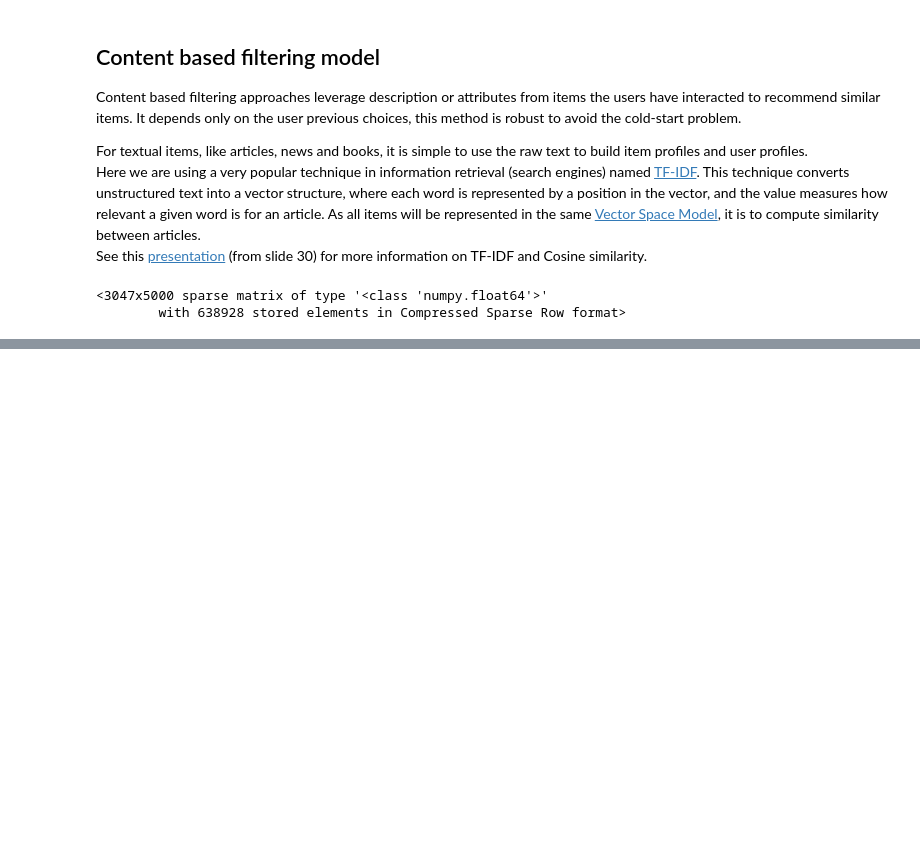
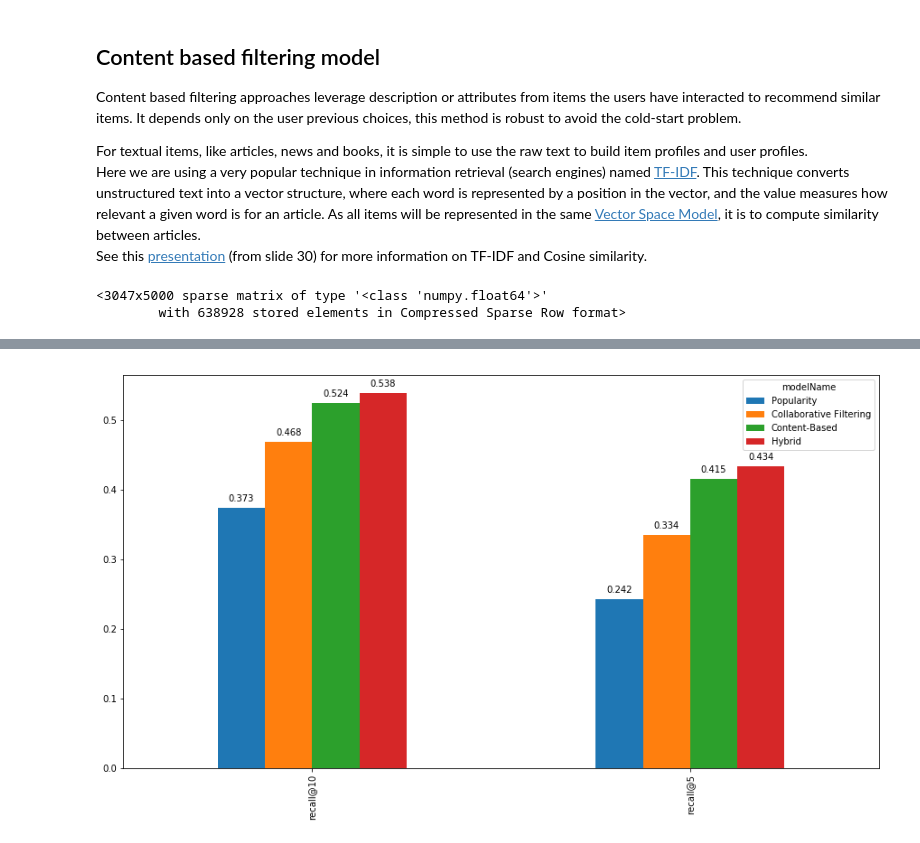
Before and after one commit to schen57/Python-recommender-101-, a Jupyter notebook: Recommender system 101.ipynb, the cells around one changed output, grey strips where cells are left out. Saved outputs shown, nothing was run; the diff lists cells and outputs as text; code cells hidden in the pictures; blank space fills up the shorter version.

```diff
--- a/Recommender system 101.ipynb
+++ b/Recommender system 101.ipynb
@@ -408,0 +630,4 @@ tfidf_matrix
+# %%
+#Converting the reconstructed matrix back to a Pandas dataframe
+cf_preds_df = pd.DataFrame(all_user_predicted_ratings, columns = users_items_pivot_matrix_df.columns, index=users_ids).transpose()
+cf_preds_df.head(10)
@@ -408,0 +689,5 @@ tfidf_matrix
+# %%
+print('Evaluating Collaborative Filtering (SVD Matrix Factorization) model...')
+cf_global_metrics, cf_detailed_results_df = model_evaluator.evaluate_model(cf_recommender_model)
+print('\nGlobal metrics:\n%s' % cf_global_metrics)
+cf_detailed_results_df.head(10)
@@ -408,0 +768,5 @@ tfidf_matrix
+# %%
+print('Evaluating Hybrid model...')
+hybrid_global_metrics, hybrid_detailed_results_df = model_evaluator.evaluate_model(hybrid_recommender_model)
+print('\nGlobal metrics:\n%s' % hybrid_global_metrics)
+hybrid_detailed_results_df.head(10)
@@ -408,0 +792,4 @@ tfidf_matrix
+# %%
+global_metrics_df = pd.DataFrame([pop_global_metrics, cf_global_metrics, cb_global_metrics, hybrid_global_metrics]) \
+                        .set_index('modelName')
+global_metrics_df
@@ -408,0 +803,7 @@ tfidf_matrix
+# %%
+%matplotlib inline
+ax = global_metrics_df.transpose().plot(kind='bar', figsize=(15,8))
+for p in ax.patches:
+    ax.annotate("%.3f" % p.get_height(), (p.get_x() + p.get_width() / 2., p.get_height()), ha='center', va='center', xytext=(0, 10), textcoords='offset points')
+# %% [output]
+[figure, added]
```
Also changed, not shown: parts of 31 cells of this notebook.
